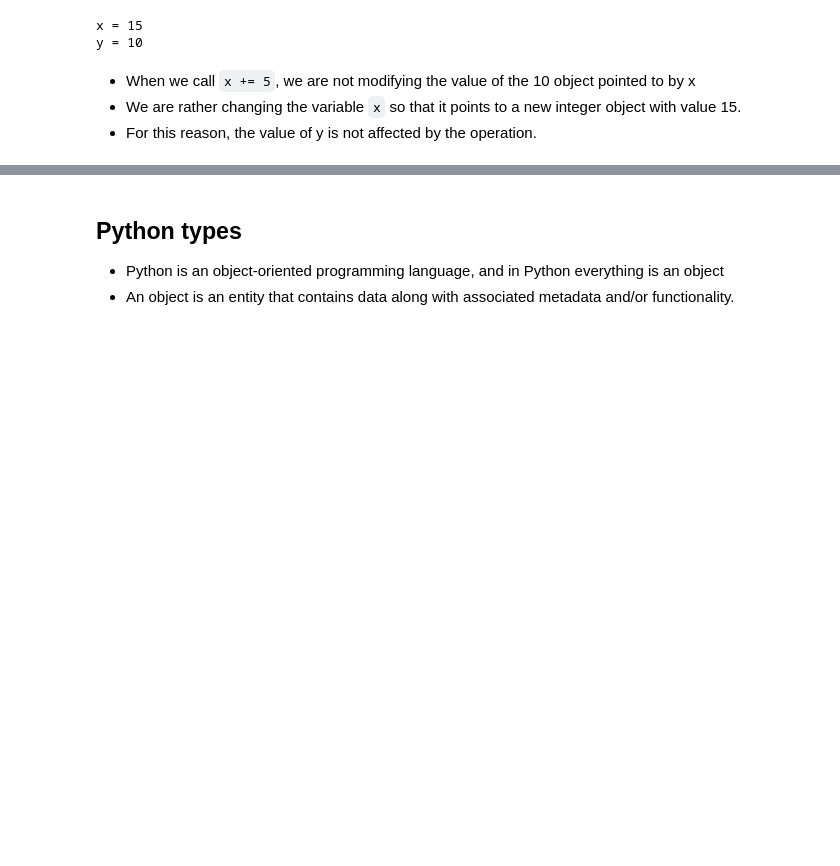
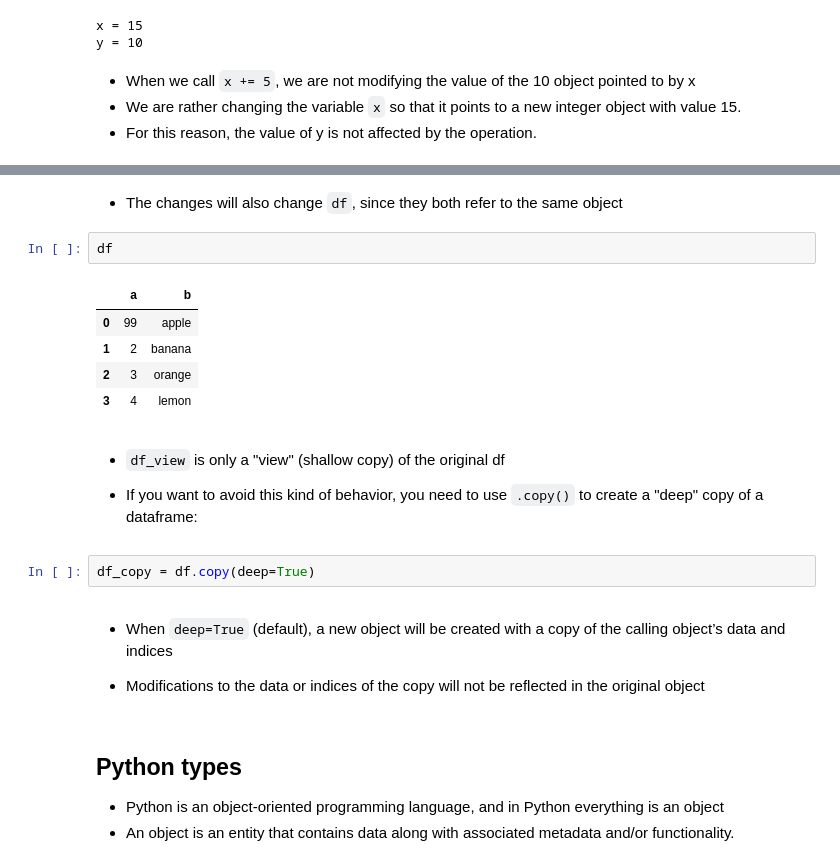
Before and after one commit to kirenz/python-basics, a Jupyter notebook: docs/semantics.ipynb, the cells around one changed output, grey strips where cells are left out. Cells and saved outputs as stored; diff of their text form; blank space fills up the shorter version.

```diff
--- a/docs/semantics.ipynb
+++ b/docs/semantics.ipynb
@@ -117,3 +168,23 @@ y = 10
+# %% [markdown]
+- The changes will also change `df`, since they both refer to the same object
+# %%
+df
+# %% [output]
+|  | a | b |
+| 0 | 99 | apple |
+| 1 | 2 | banana |
+| 2 | 3 | orange |
+| 3 | 4 | lemon |
+# %% [markdown]
+- `df_view` is only a "view" (shallow copy) of the original df
+
+- If you want to avoid this kind of behavior, you need to use `.copy()` to create a "deep" copy of a dataframe:
+# %%
+df_copy = df.copy(deep=True)
+# %% [markdown]
+- When `deep=True` (default), a new object will be created with a copy of the calling object’s data and indices
+
+- Modifications to the data or indices of the copy will not be reflected in the original object
 # %% [markdown]
 ## Python types
 
```
Also changed, not shown: parts of 11 cells of this notebook.
